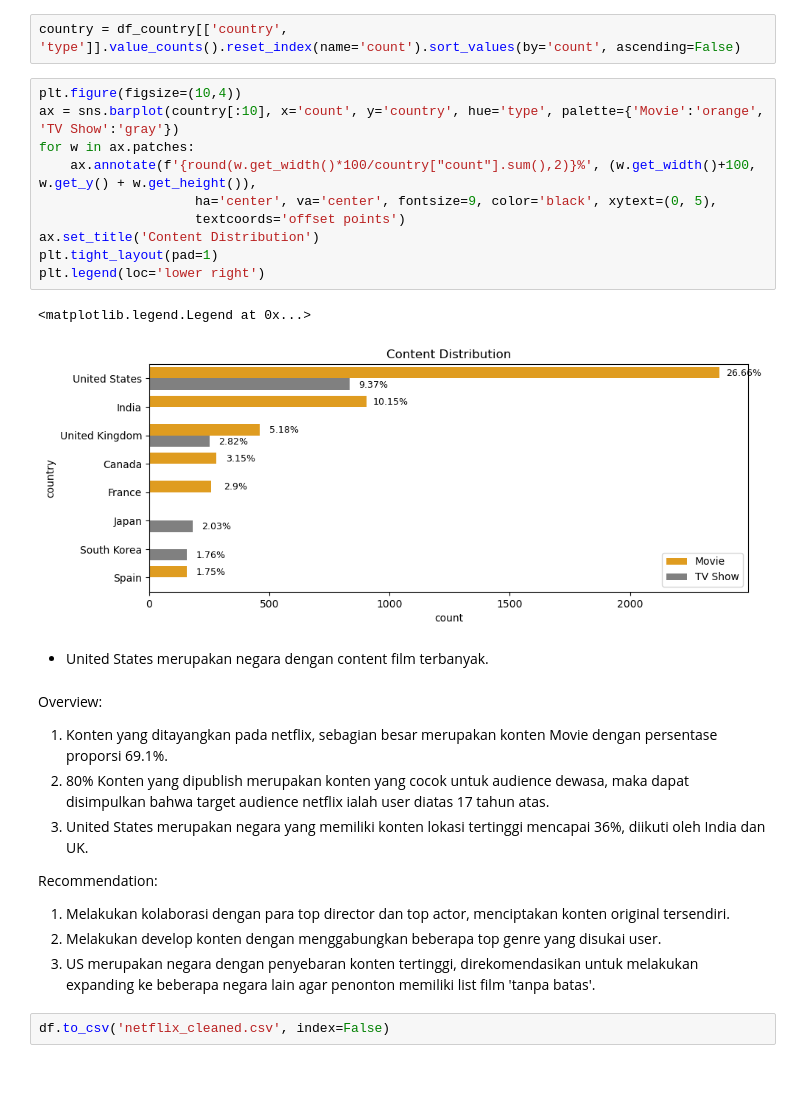
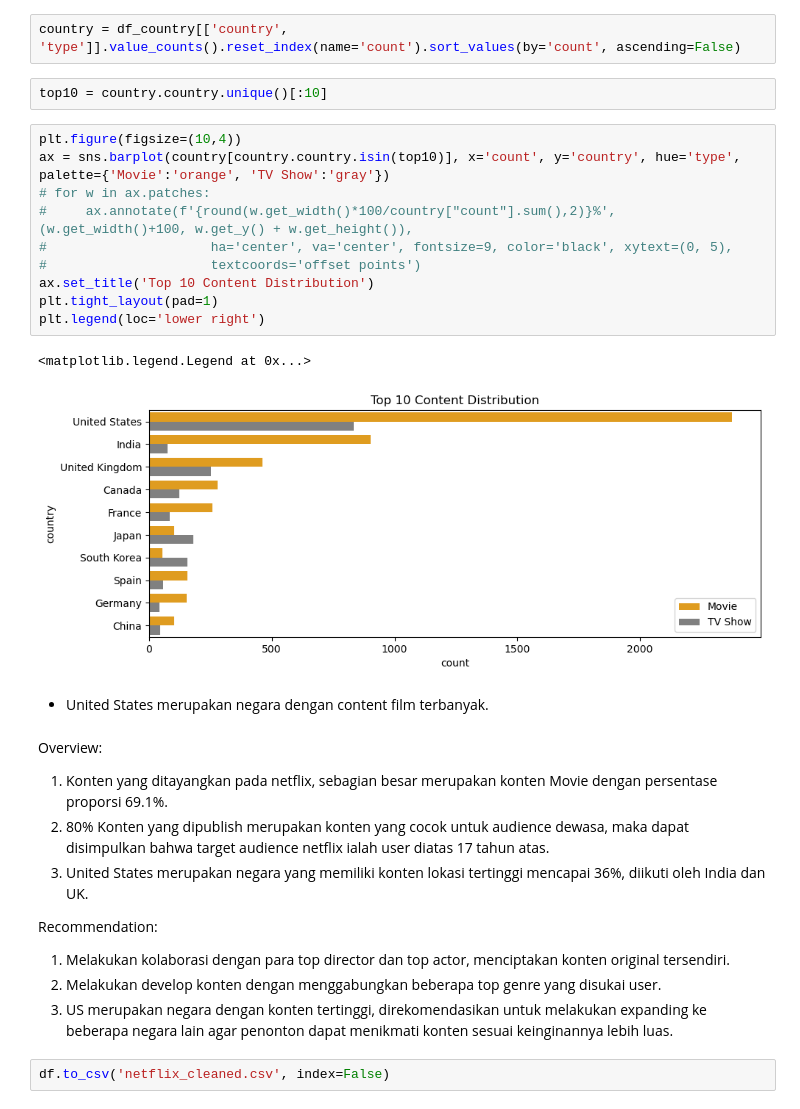
Before and after one commit to clarentcelsia/Analytics, a Jupyter notebook: netflix.ipynb, the cells around one changed output. Saved outputs shown, nothing was run; the diff lists cells and outputs as text; blank space fills up the shorter version.

```diff
--- a/netflix.ipynb
+++ b/netflix.ipynb
@@ -384,19 +384,21 @@ plt.tight_layout(pad=1)
 #### Country
 # %%
 country = df_country[['country', 'type']].value_counts().reset_index(name='count').sort_values(by='count', ascending=False)
+# %%
+top10 = country.country.unique()[:10]
 # %%
 plt.figure(figsize=(10,4))
-ax = sns.barplot(country[:10], x='count', y='country', hue='type', palette={'Movie':'orange', 'TV Show':'gray'})
-for w in ax.patches:
-    ax.annotate(f'{round(w.get_width()*100/country["count"].sum(),2)}%', (w.get_width()+100, w.get_y() + w.get_height()),
-                    ha='center', va='center', fontsize=9, color='black', xytext=(0, 5),
-                    textcoords='offset points')
-ax.set_title('Content Distribution')
+ax = sns.barplot(country[country.country.isin(top10)], x='count', y='country', hue='type', palette={'Movie':'orange', 'TV Show':'gray'})
+# for w in ax.patches:
+#     ax.annotate(f'{round(w.get_width()*100/country["count"].sum(),2)}%', (w.get_width()+100, w.get_y() + w.get_height()),
+#                     ha='center', va='center', fontsize=9, color='black', xytext=(0, 5),
+#                     textcoords='offset points')
+ax.set_title('Top 10 Content Distribution')
 plt.tight_layout(pad=1)
 plt.legend(loc='lower right')
 # %% [output]
 <matplotlib.legend.Legend at 0x...>
-[figure, old version]
+[figure, new version]
 # %% [markdown]
 - United States merupakan negara dengan content film terbanyak.
 # %% [markdown]
@@ -408,7 +410,7 @@ Overview: <br>
 Recommendation: <br>
 1. Melakukan kolaborasi dengan para top director dan top actor, menciptakan konten original tersendiri.
 2. Melakukan develop konten dengan menggabungkan beberapa top genre yang disukai user.
-3. US merupakan negara dengan penyebaran konten tertinggi, direkomendasikan untuk melakukan expanding ke beberapa negara lain agar penonton memiliki list film 'tanpa batas'.
+3. US merupakan negara dengan konten tertinggi, direkomendasikan untuk melakukan expanding ke beberapa negara lain agar penonton dapat menikmati konten sesuai keinginannya lebih luas.
 # %%
 df.to_csv('netflix_cleaned.csv', index=False)
 # %%
```
Also changed, not shown: parts of 1 cell of this notebook, 2 other files.
